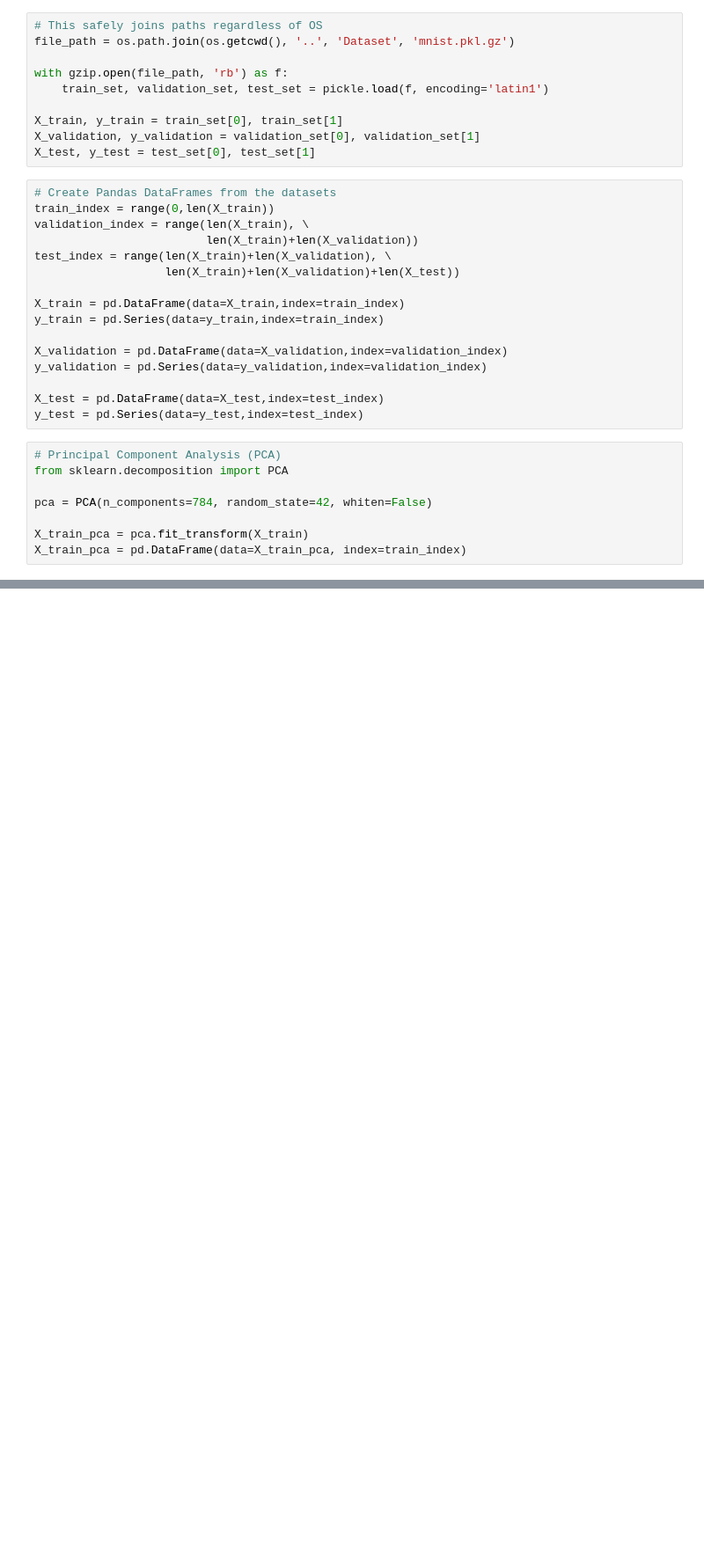
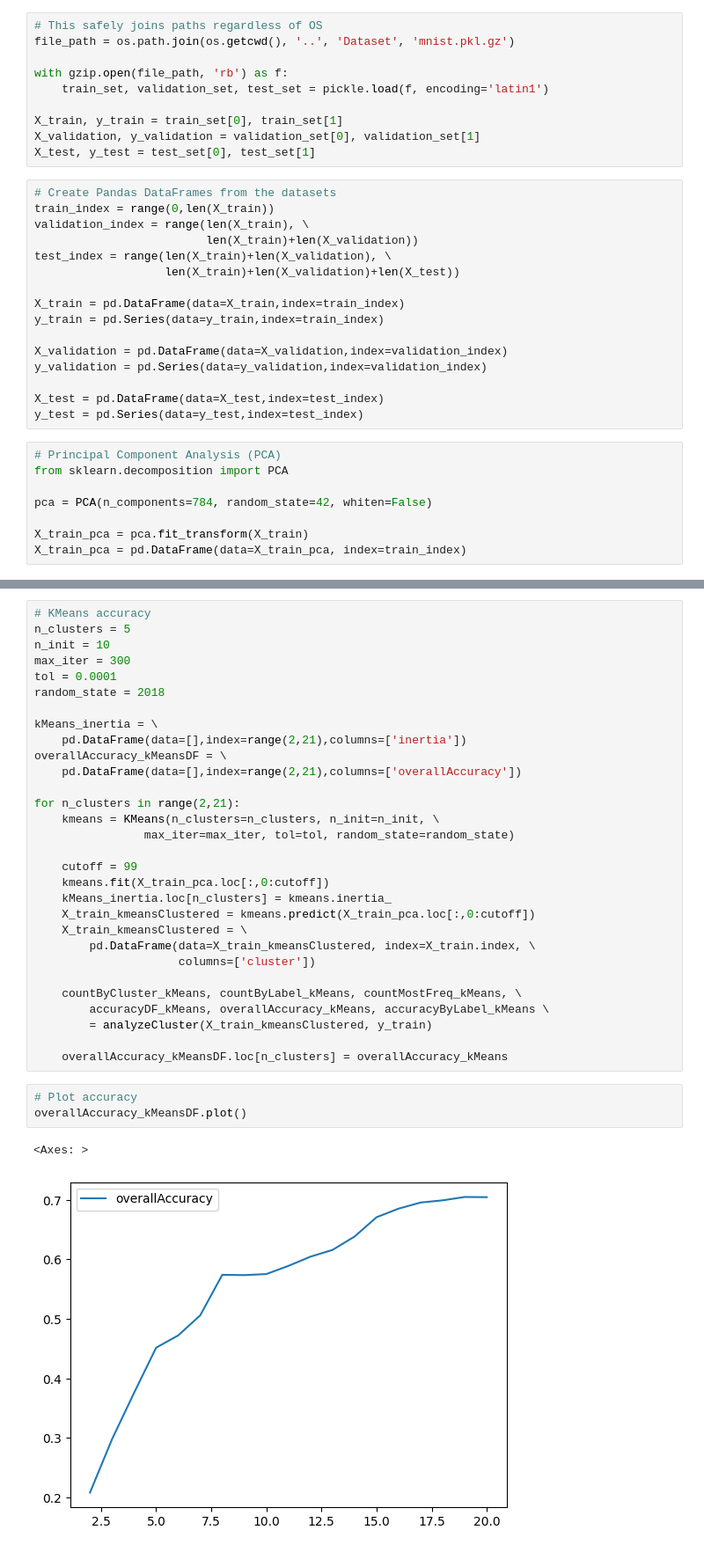
Before and after one commit to Bekafi01/ALX-Machine-Learning, a Jupyter notebook: Unsupervised Learning/Clustering.ipynb, the cells around one changed output, grey strips where cells are left out. Shown at 88% size. Saved outputs shown, nothing was run; the diff lists cells and outputs as text; blank space fills up the shorter version.

```diff
--- a/Unsupervised Learning/Clustering.ipynb
+++ b/Unsupervised Learning/Clustering.ipynb
@@ -54,0 +117,36 @@ X_train_pca = pd.DataFrame(data=X_train_pca, index=train_index)
+# %%
+# KMeans accuracy
+n_clusters = 5
+n_init = 10
+max_iter = 300
+tol = 0.0001
+random_state = 2018
+
+kMeans_inertia = \
+    pd.DataFrame(data=[],index=range(2,21),columns=['inertia'])
+overallAccuracy_kMeansDF = \
+    pd.DataFrame(data=[],index=range(2,21),columns=['overallAccuracy'])
+
+for n_clusters in range(2,21):
+    kmeans = KMeans(n_clusters=n_clusters, n_init=n_init, \
+                max_iter=max_iter, tol=tol, random_state=random_state)
+
+    cutoff = 99
+    kmeans.fit(X_train_pca.loc[:,0:cutoff])
+    kMeans_inertia.loc[n_clusters] = kmeans.inertia_
+    X_train_kmeansClustered = kmeans.predict(X_train_pca.loc[:,0:cutoff])
+    X_train_kmeansClustered = \
+        pd.DataFrame(data=X_train_kmeansClustered, index=X_train.index, \
+                     columns=['cluster'])
+
+    countByCluster_kMeans, countByLabel_kMeans, countMostFreq_kMeans, \
+        accuracyDF_kMeans, overallAccuracy_kMeans, accuracyByLabel_kMeans \
+        = analyzeCluster(X_train_kmeansClustered, y_train)
+
+    overallAccuracy_kMeansDF.loc[n_clusters] = overallAccuracy_kMeans
+# %%
+# Plot accuracy
+overallAccuracy_kMeansDF.plot()
+# %% [output]
+<Axes: >
+[figure, added]
```
Also changed, not shown: parts of 6 cells of this notebook.
